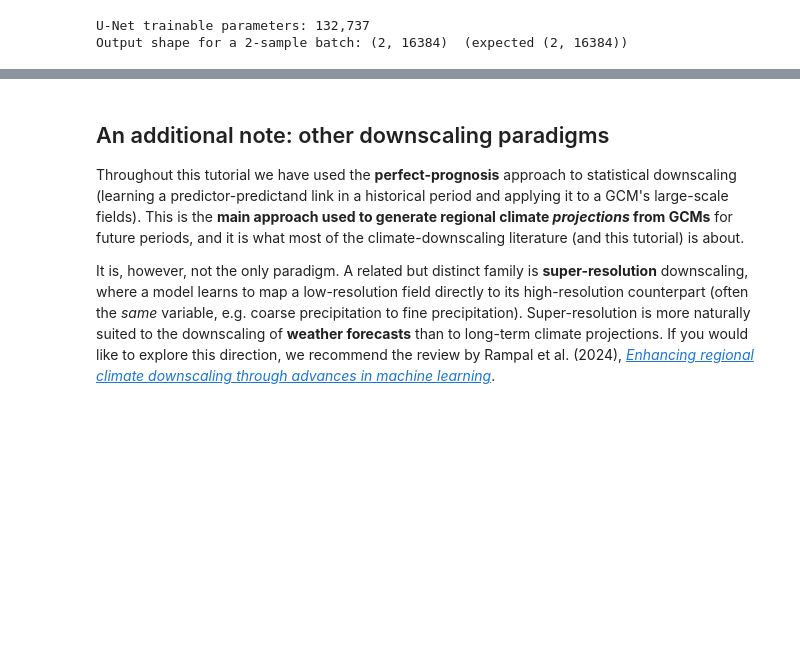
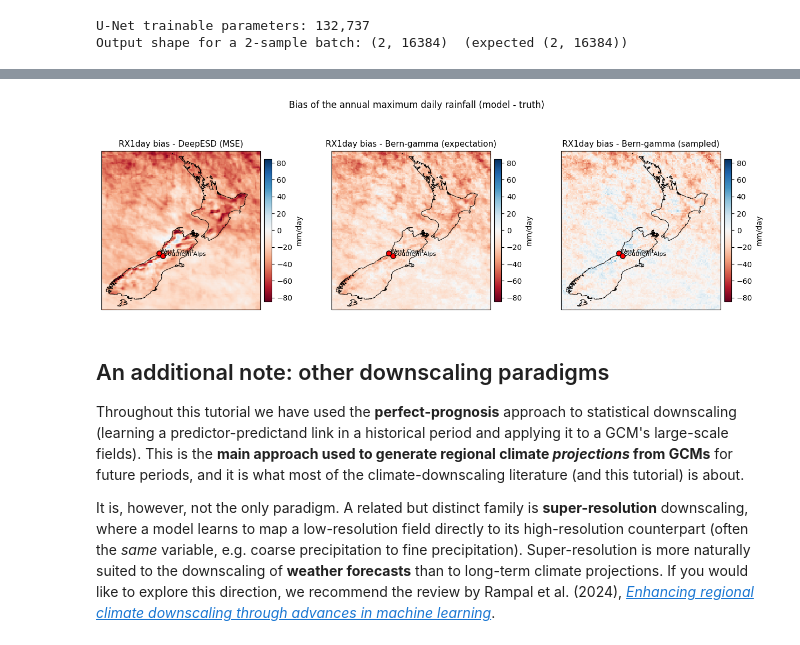
Before and after one commit to jarinj/excercise, a Jupyter notebook: Statistical_Downscaling_of_Climate_Projections_with_Deep_Learning.ipynb, the cells around one changed output, grey strips where cells are left out. Drawn from its saved outputs; the diff is of its cells as text; code cells hidden in the pictures; blank space fills up the shorter version.

```diff
--- a/Statistical_Downscaling_of_Climate_Projections_with_Deep_Learning.ipynb
+++ b/Statistical_Downscaling_of_Climate_Projections_with_Deep_Learning.ipynb
@@ -309,7 +311,7 @@ VAL_SPLIT_YEAR = 1977           # validation period for training
 PRED_VARS = [f"{v}_{lev}" for v in ["u", "v", "q", "t", "z"] for lev in [850, 700, 500]]
 
 # Model / training hyper-parameters
-FILTERS_LAST_CONV = 1   # 🔧 channels in the last conv layer (model capacity)
+FILTERS_LAST_CONV = 10   # 🔧 channels in the last conv layer (model capacity)
 BATCH_SIZE = 32         # 🔧
 LEARNING_RATE = 1e-4    # 🔧
 NUM_EPOCHS = 150         # 🔧 increase for longer training
@@ -1611,0 +1741,21 @@ Output shape for a 2-sample batch: (2, 16384)  (expected (2, 16384))
+# %%
+#D
+# =============================================================================
+# CELL D -- evaluate both readouts against the MSE baseline
+# =============================================================================
+torch.manual_seed(SEED)  # the sampled run is stochastic; fix it for reproducibility
+
+pr_bg_mean = align_time(downscale(StochasticPredictor(bg_model, "mean"), pred_pred), obs_hist)
+pr_bg_samp = align_time(downscale(StochasticPredictor(bg_model, "sample"), pred_pred), obs_hist)
+
+comparison = pd.DataFrame(
+    [summarize(obs_hist, pr_pred_hist),
+     summarize(obs_hist, pr_bg_mean),
+     summarize(obs_hist, pr_bg_samp)],
+    index=["DeepESD (MSE)",
+           "Bernoulli-gamma (expectation)",
+           "Bernoulli-gamma (sampled)"],
+).round(3)
+
+print("Spatially-averaged diagnostics, 1981-2000 test period (mm/day):")
+comparison
@@ -1612,3 +1768,22 @@ Output shape for a 2-sample batch: (2, 16384)  (expected (2, 16384))
+# %%
+#E
+# =============================================================================
+# CELL E -- where the improvement shows up: RX1day bias maps side by side
+# =============================================================================
+fields = {"DeepESD (MSE)": pr_pred_hist,
+          "Bern-gamma (expectation)": pr_bg_mean,
+          "Bern-gamma (sampled)": pr_bg_samp}
+
+fig, axes = make_map_axes(ncols=len(fields), figsize=(5.2 * len(fields), 4.6))
+vmax = max(float(np.nanmax(np.abs(index_bias(obs_hist, f, idx_rx1day)))) for f in fields.values())
+for ax, (name, field) in zip(axes, fields.items()):
+    plot_field(ax, index_bias(obs_hist, field, idx_rx1day),
+               title=f"RX1day bias - {name}", cmap="RdBu",
+               vmin=-vmax * 0.8, vmax=vmax * 0.8, points=POINTS, cbar_label="mm/day")
+plt.suptitle("Bias of the annual maximum daily rainfall (model - truth)", y=1.02)
+plt.show()
+# %% [output]
+[figure, added]
 # %% [markdown]
 ## An additional note: other downscaling paradigms
 
```
Also changed, not shown: parts of 14 cells of this notebook.
